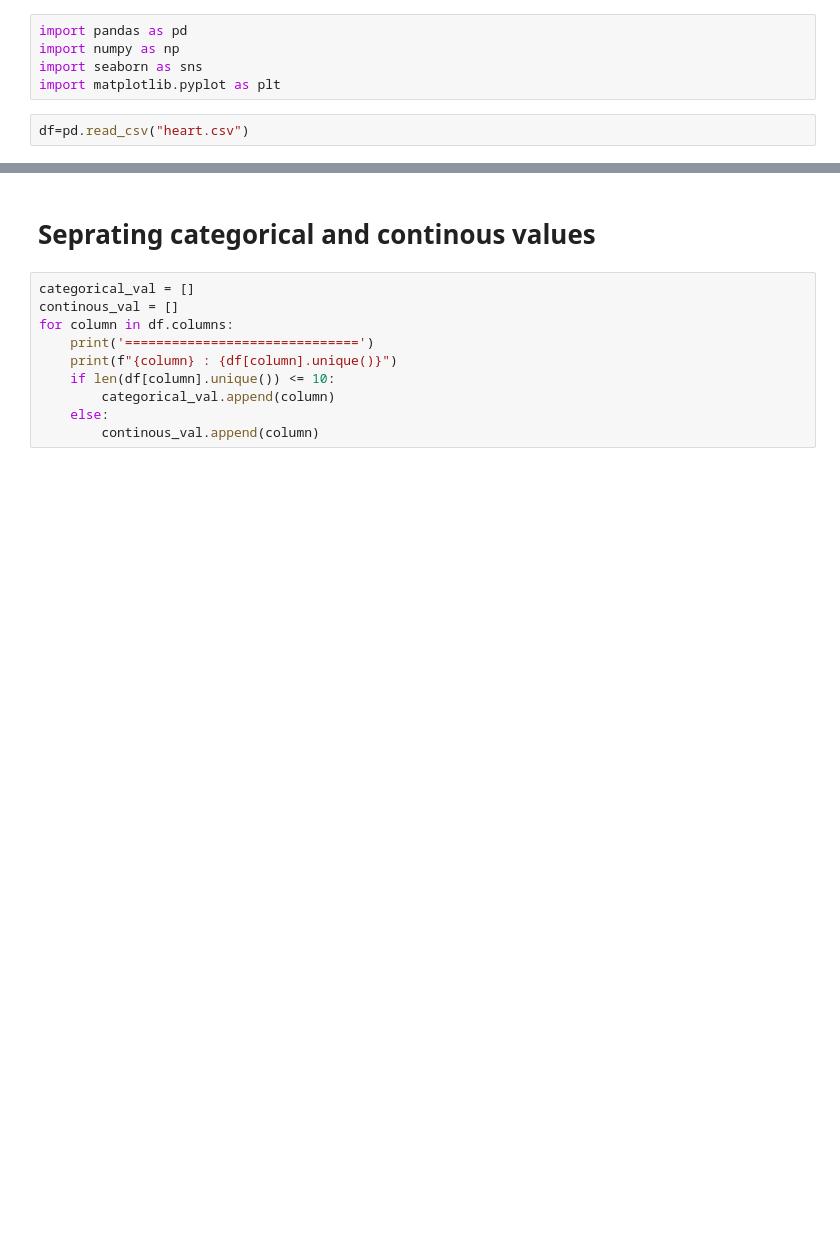
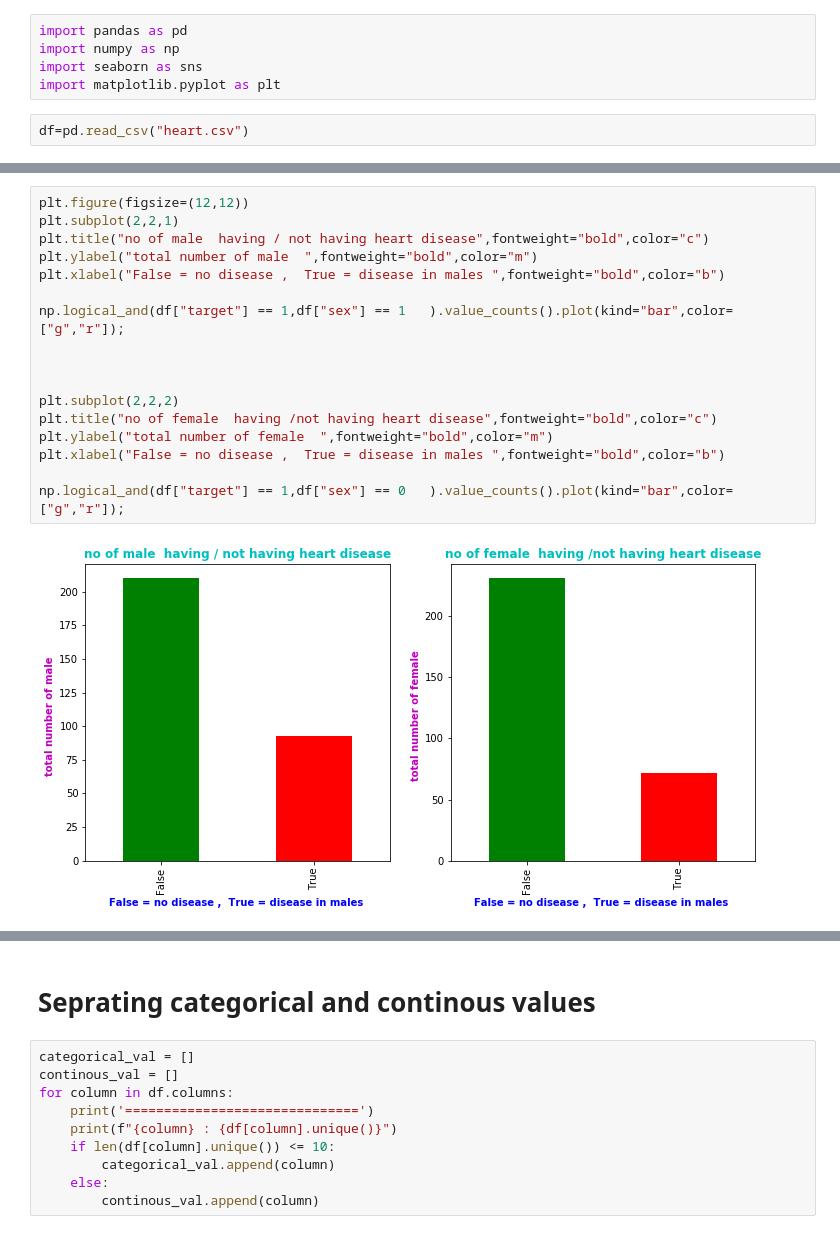
Before and after one commit to northcampus-university-of-kashmir/Heart-Disease-Detection-System, a Jupyter notebook: Visulization.ipynb, the cells around one changed output, grey strips where cells are left out. Drawn from its saved outputs; the diff is of its cells as text; blank space fills up the shorter version.

```diff
--- a/Visulization.ipynb
+++ b/Visulization.ipynb
@@ -18 +26,20 @@ We have 165 person with Heart disease and 138 person without heart disease, so o
+# %%
+plt.figure(figsize=(12,12))
+plt.subplot(2,2,1)
+plt.title("no of male  having / not having heart disease",fontweight="bold",color="c")
+plt.ylabel("total number of male  ",fontweight="bold",color="m")
+plt.xlabel("False = no disease ,  True = disease in males ",fontweight="bold",color="b")
+
+np.logical_and(df["target"] == 1,df["sex"] == 1   ).value_counts().plot(kind="bar",color=["g","r"]);
+
+
+
+plt.subplot(2,2,2)
+plt.title("no of female  having /not having heart disease",fontweight="bold",color="c")
+plt.ylabel("total number of female  ",fontweight="bold",color="m")
+plt.xlabel("False = no disease ,  True = disease in males ",fontweight="bold",color="b")
+
+np.logical_and(df["target"] == 1,df["sex"] == 0   ).value_counts().plot(kind="bar",color=["g","r"]);
+# %% [output]
+[figure, added]
 # %%
```
Also changed, not shown: parts of 5 cells of this notebook.
